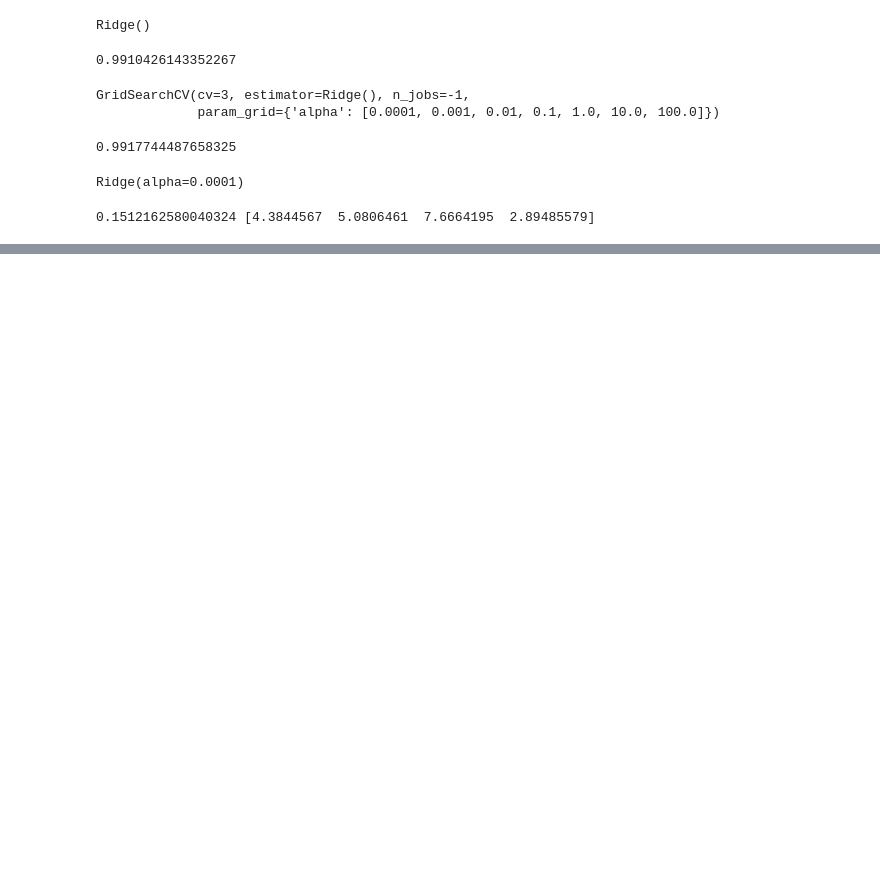
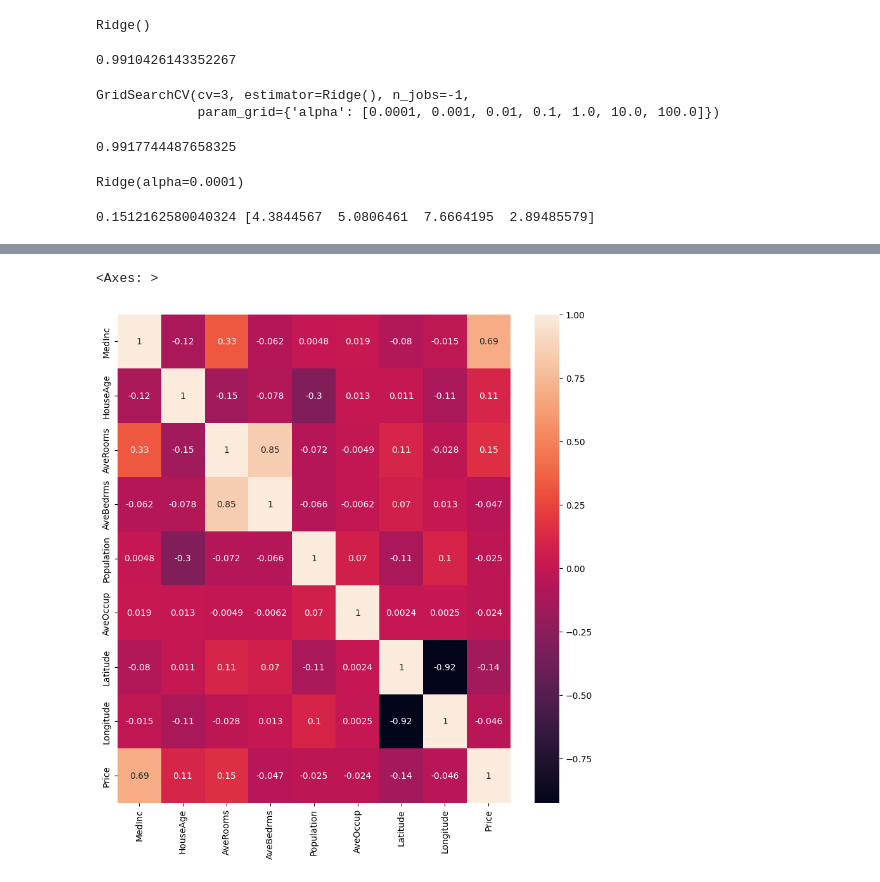
Before and after one commit to bwaalala05/summer-research-project, a Jupyter notebook: pinv.ipynb, the cells around one changed output, grey strips where cells are left out. Drawn from its saved outputs; the diff is of its cells as text; code cells hidden in the pictures; blank space fills up the shorter version.

Commit message:
report update and lasso

```diff
--- a/pinv.ipynb
+++ b/pinv.ipynb
@@ -384,0 +390,21 @@ print(ridge_cv.best_estimator_.intercept_, ridge_cv.best_estimator_.coef_)
+# %%
+#libraries
+import pandas as pd
+import numpy as np
+import seaborn as sns # for heatmap
+import matplotlib.pyplot as plt
+from sklearn.model_selection import train_test_split
+from sklearn.linear_model import LinearRegression
+from sklearn.linear_model import Ridge, RidgeCV, Lasso
+from sklearn.preprocessing import StandardScaler
+from sklearn.datasets import fetch_california_housing
+
+#data
+cali=fetch_california_housing()
+cali_df=pd.DataFrame(cali.data,columns=cali.feature_names)
+
+#target variable
+cali_df['Price']=cali.target
+
+#preview
+cali_df.head()
@@ -384,0 +418,7 @@ print(ridge_cv.best_estimator_.intercept_, ridge_cv.best_estimator_.coef_)
+# %%
+#Exploration
+plt.figure(figsize = (10, 10))
+sns.heatmap(cali_df.corr(), annot = True)
+# %% [output]
+<Axes: >
+[figure, added]
```
Also changed, not shown: parts of 12 cells of this notebook, 6 other files.
